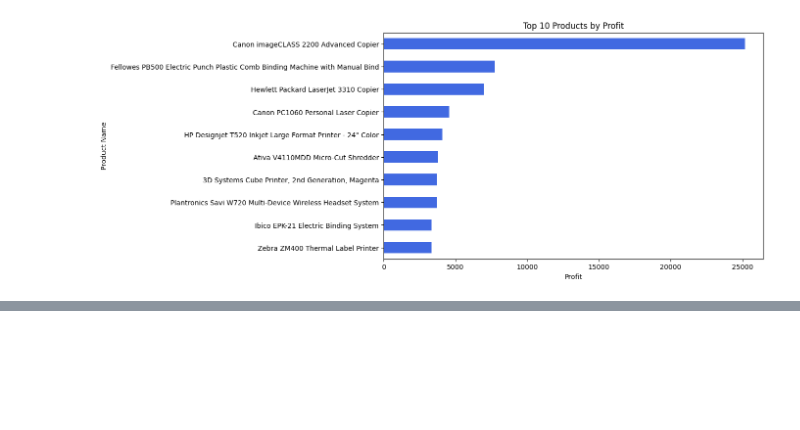
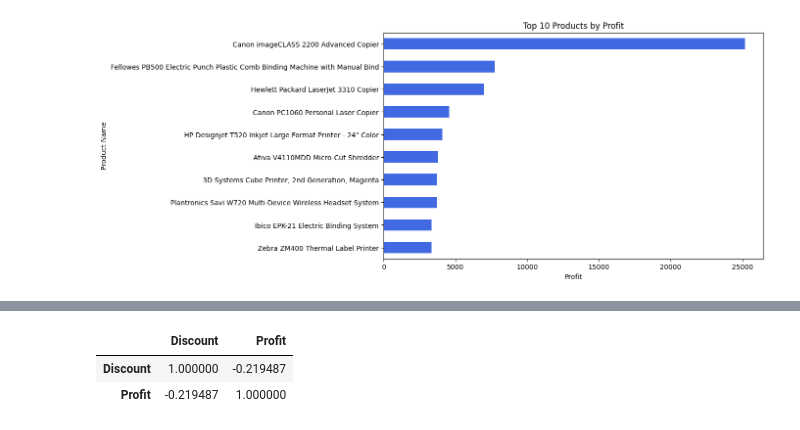
Before and after one commit to Suyogpr/sales-data-analysis, a Jupyter notebook: notebook.ipynb, the cells around one changed output, grey strips where cells are left out. Cells and saved outputs as stored; diff of their text form; code cells hidden in the pictures; blank space fills up the shorter version.

```diff
--- a/notebook.ipynb
+++ b/notebook.ipynb
@@ -252,0 +311,6 @@ plt.show()
+# %%
+df[["Discount","Profit"]].corr()
+# %% [output]
+|  | Discount | Profit |
+| Discount | 1.000000 | -0.219487 |
+| Profit | -0.219487 | 1.000000 |
```
Also changed, not shown: parts of 6 cells of this notebook, 1 other file.
